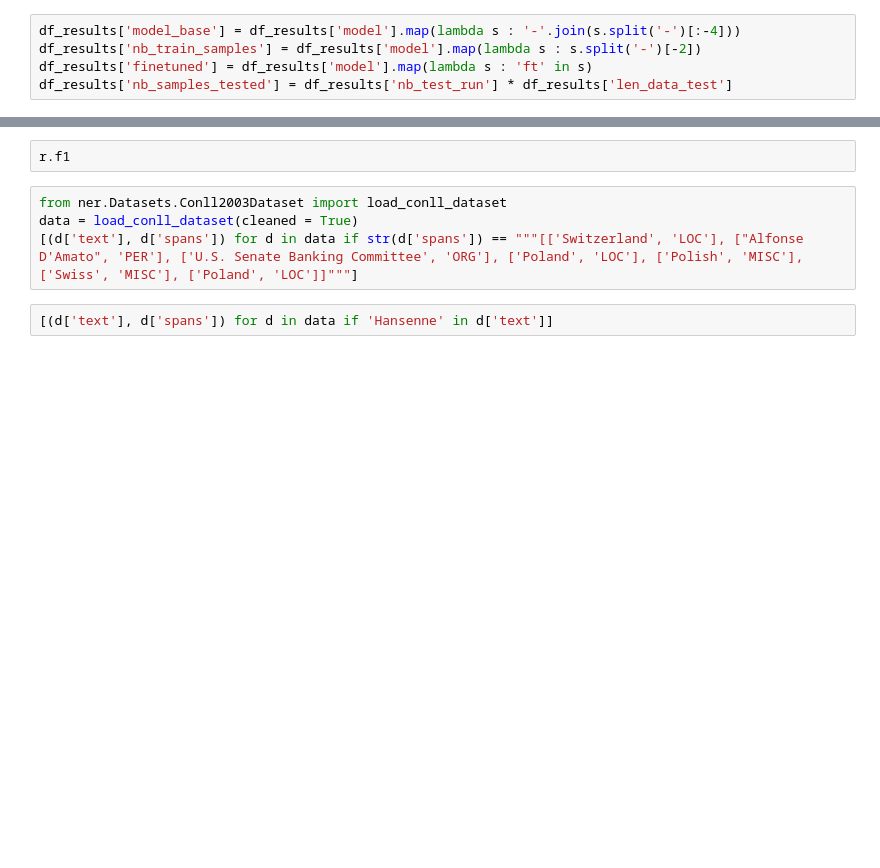
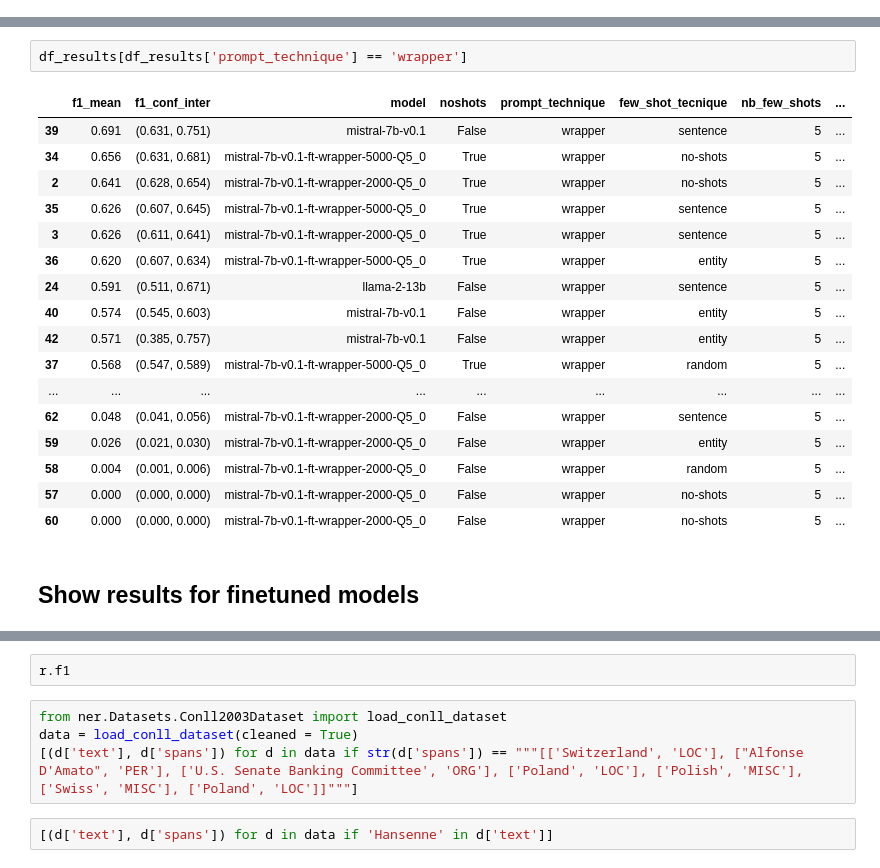
Before and after one commit to MathieuDesponds/Information-extraction-in-official-documents-using-LLMs, a Jupyter notebook: analysing_results.ipynb, the cells around one changed output, grey strips where cells are left out. Saved outputs shown, nothing was run; the diff lists cells and outputs as text; blank space fills up the shorter version.

```diff
--- a/analysing_results.ipynb
+++ b/analysing_results.ipynb
@@ -50,5 +26,0 @@ df_results.groupby(['model', 'prompt_technique', 'nb_test_run']).head(1).sort_va
-# %%
-df_results['model_base'] = df_results['model'].map(lambda s : '-'.join(s.split('-')[:-4]))
-df_results['nb_train_samples'] = df_results['model'].map(lambda s : s.split('-')[-2])
-df_results['finetuned'] = df_results['model'].map(lambda s : 'ft' in s)
-df_results['nb_samples_tested'] = df_results['nb_test_run'] * df_results['len_data_test']
@@ -75,0 +27,22 @@ df_results
+# %%
+df_results[df_results['prompt_technique'] == 'wrapper']
+# %% [output]
+|  | f1_mean | f1_conf_inter | model | noshots | prompt_technique | few_shot_tecnique | nb_few_shots | ... |
+| 39 | 0.691 | (0.631, 0.751) | mistral-7b-v0.1 | False | wrapper | sentence | 5 | ... |
+| 34 | 0.656 | (0.631, 0.681) | mistral-7b-v0.1-ft-wrapper-5000-Q5_0 | True | wrapper | no-shots | 5 | ... |
+| 2 | 0.641 | (0.628, 0.654) | mistral-7b-v0.1-ft-wrapper-2000-Q5_0 | True | wrapper | no-shots | 5 | ... |
+| 35 | 0.626 | (0.607, 0.645) | mistral-7b-v0.1-ft-wrapper-5000-Q5_0 | True | wrapper | sentence | 5 | ... |
+| 3 | 0.626 | (0.611, 0.641) | mistral-7b-v0.1-ft-wrapper-2000-Q5_0 | True | wrapper | sentence | 5 | ... |
+| 36 | 0.620 | (0.607, 0.634) | mistral-7b-v0.1-ft-wrapper-5000-Q5_0 | True | wrapper | entity | 5 | ... |
+| 24 | 0.591 | (0.511, 0.671) | llama-2-13b | False | wrapper | sentence | 5 | ... |
+| 40 | 0.574 | (0.545, 0.603) | mistral-7b-v0.1 | False | wrapper | entity | 5 | ... |
+| 42 | 0.571 | (0.385, 0.757) | mistral-7b-v0.1 | False | wrapper | entity | 5 | ... |
+| 37 | 0.568 | (0.547, 0.589) | mistral-7b-v0.1-ft-wrapper-5000-Q5_0 | True | wrapper | random | 5 | ... |
+| ... | ... | ... | ... | ... | ... | ... | ... | ... |
+| 62 | 0.048 | (0.041, 0.056) | mistral-7b-v0.1-ft-wrapper-2000-Q5_0 | False | wrapper | sentence | 5 | ... |
+| 59 | 0.026 | (0.021, 0.030) | mistral-7b-v0.1-ft-wrapper-2000-Q5_0 | False | wrapper | entity | 5 | ... |
+| 58 | 0.004 | (0.001, 0.006) | mistral-7b-v0.1-ft-wrapper-2000-Q5_0 | False | wrapper | random | 5 | ... |
+| 57 | 0.000 | (0.000, 0.000) | mistral-7b-v0.1-ft-wrapper-2000-Q5_0 | False | wrapper | no-shots | 5 | ... |
+| 60 | 0.000 | (0.000, 0.000) | mistral-7b-v0.1-ft-wrapper-2000-Q5_0 | False | wrapper | no-shots | 5 | ... |
+# %% [markdown]
+## Show results for finetuned models
```
Also changed, not shown: parts of 13 cells of this notebook, 11 other files.
